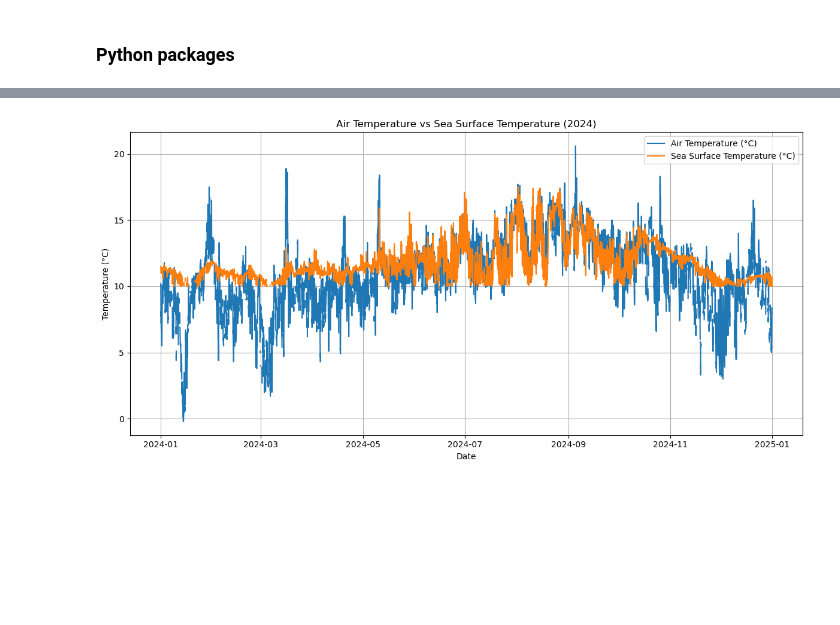
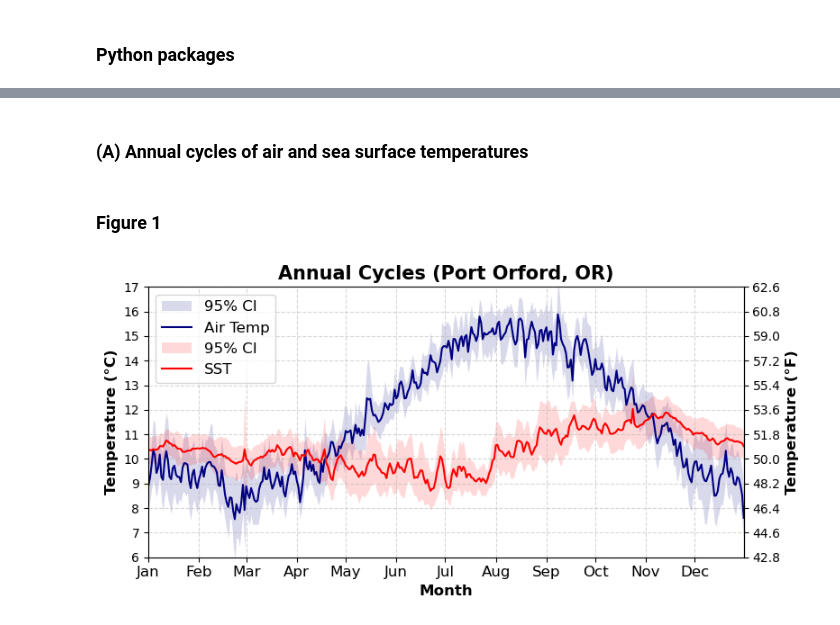
Before and after one commit to ayhuang1017/Random, a Jupyter notebook: fall_sst_feels_wamer.ipynb, the cells around one changed output, grey strips where cells are left out. Saved outputs shown, nothing was run; the diff lists cells and outputs as text; code cells hidden in the pictures; blank space fills up the shorter version.

```diff
--- a/fall_sst_feels_wamer.ipynb
+++ b/fall_sst_feels_wamer.ipynb
@@ -15,3 +21,8 @@ from pathlib import Path
+# %%
+def c2f(c):  # °C -> °F
+    return c * 9/5 + 32
+def f2c(f):  # °F -> °C (inverse, required)
+    return (f - 32) * 5/9
 # %% [markdown]
 ### Data
 - Data center:   National Buoy Data Center, NOAA
@@ -73,17 +83,6 @@ df
 # %%
-atmp = df["ATMP"]  # Air temperature (°C)
-sst = df["WTMP"]   # Sea surface temperature (°C)
+# Clean variables (keep your >50°C filter)
+atmp = df["ATMP"].where(df["ATMP"] <= 50, np.nan)
+sst  = df["WTMP"]
-# %%
-plt.figure(figsize=(12, 6))
-plt.plot(df.index, atmp, label="Air Temperature (°C)")
-plt.plot(df.index, sst, label="Sea Surface Temperature (°C)")
-
-plt.title("Air Temperature vs Sea Surface Temperature (2024)")
-plt.xlabel("Date")
-plt.ylabel("Temperature (°C)")
-plt.legend()
-plt.grid()
-plt.tight_layout()
-plt.show()
-# %% [output]
-[figure, removed]
+# %% [markdown]
+### (A) Annual cycles of air and sea surface temperatures
@@ -89,0 +139,50 @@ plt.show()
+# %% [markdown]
+### Figure 1
+# %%
+x = np.arange(1, len(template) + 1)
+
+fig, ax = plt.subplots(figsize=(8, 4))
+
+# 95% CI bands (draw first so lines sit on top)
+ax.fill_between(x, (atmp_clim - ci_at).values, (atmp_clim + ci_at).values,
+                color='navy', alpha=0.15, linewidth=0, label="95% CI")
+ax.plot(x, atmp_clim.values, color='navy', label="Air Temp")
+
+ax.fill_between(x, (sst_clim - ci_sst).values, (sst_clim + ci_sst).values,
+                color='red',  alpha=0.15, linewidth=0, label="95% CI")
+
+ax.plot(x,  sst_clim.values, color='red',  label="SST")
+
+ax.set_xlim(1, 366)
+ax.set_ylim(6, 17)
+
+# Put ticks at month starts and label them Jan, Feb, ...
+month_starts = template[template.day == 1]
+xticks  = month_starts.dayofyear
+xlabels = month_starts.strftime("%b")
+ax.set_xticks(xticks)
+ax.set_xticklabels(xlabels, fontsize=12)
+
+ax.set_yticks(np.arange(6, 18, 1))
+
+ax.set_xlabel("Month", fontsize=12, fontweight="bold")
+ax.set_ylabel("Temperature (°C)", fontsize=12, fontweight="bold")
+ax.set_title("Annual Cycles (Port Orford, OR)", fontsize=15, fontweight="bold")
+ax.legend(fontsize=12, loc="upper left")
+ax.grid(True, linestyle="--", alpha=0.5)
+
+# Force the right y-axis ticks to line up with the left
+plt.draw()  # ensure left ticks are finalized
+left_ticks_c = ax.get_yticks()                 # tick positions in °C
+right_ticks_f = c2f(left_ticks_c)              # convert to °F
+
+secax = ax.secondary_yaxis('right', functions=(c2f, f2c))
+secax.set_ylabel("Temperature (°F)", fontsize=12, fontweight="bold")
+secax.set_yticks(right_ticks_f)                # align positions
+# (optional) cleaner integer-ish °F labels
+secax.yaxis.set_major_formatter(mticker.FormatStrFormatter('%.1f'))
+
+plt.tight_layout()
+plt.show()
+# %% [output]
+[figure, added]
```
Also changed, not shown: parts of 16 cells of this notebook.
